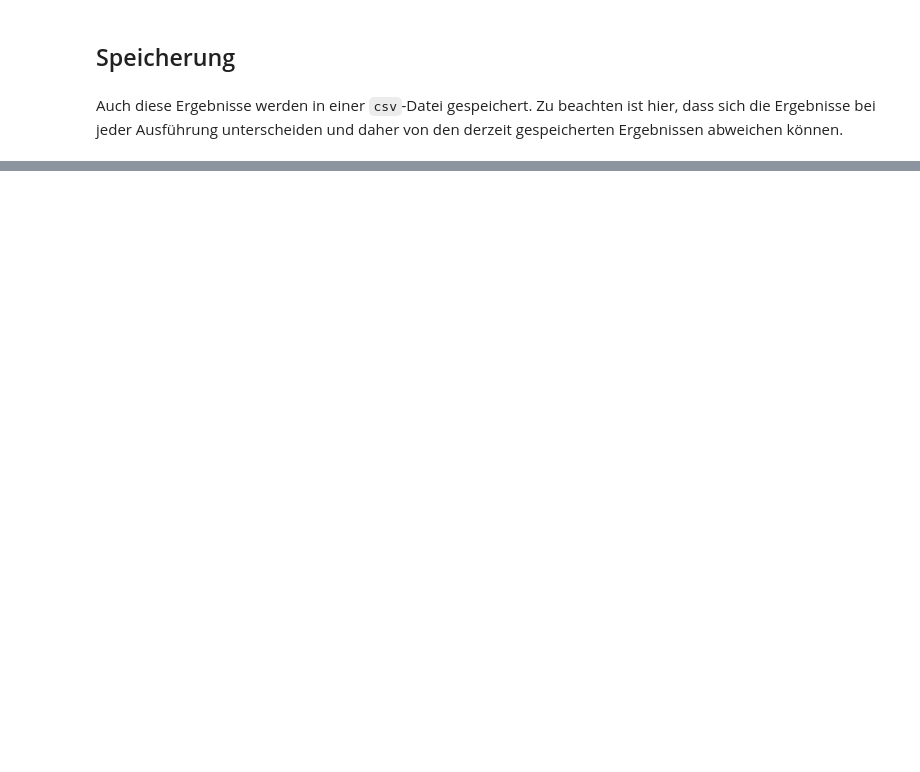
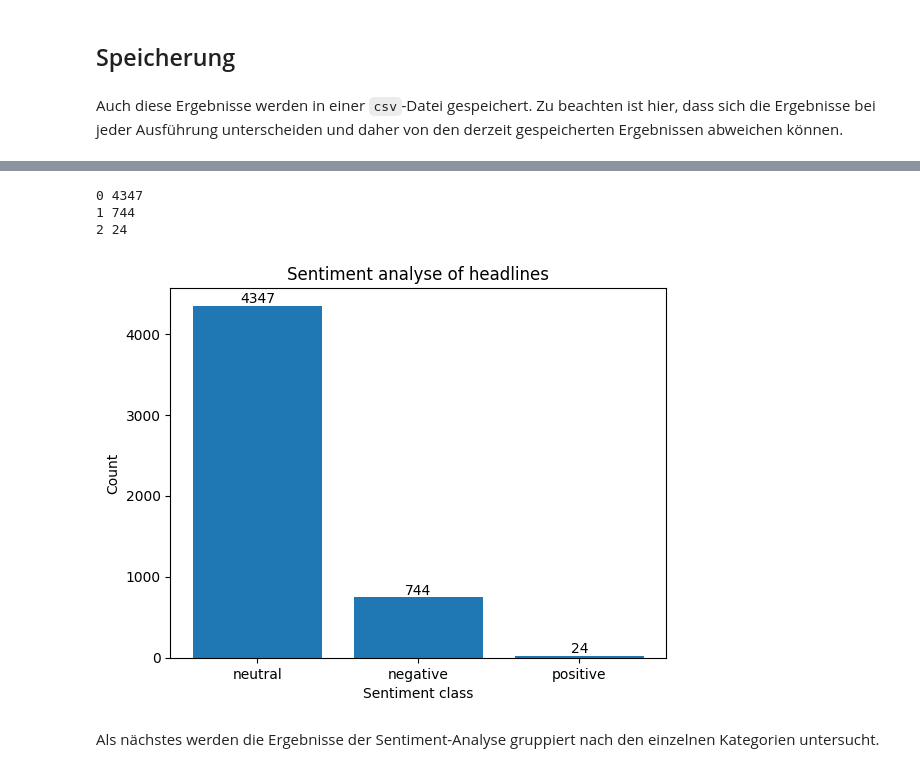
Before and after one commit to okaihe/SS2024-ASUD-Textanalyse, a Jupyter notebook: 1-2-Datenanalyse.ipynb, the cells around one changed output, grey strips where cells are left out. Cells and saved outputs as stored; diff of their text form; code cells hidden in the pictures; blank space fills up the shorter version.

```diff
--- a/1-2-Datenanalyse.ipynb
+++ b/1-2-Datenanalyse.ipynb
@@ -172,0 +213,9 @@ topic_result.to_csv('2-3-topcis.csv', sep=',', encoding='utf-8', index=False)
+# %%
+create_sentiment_result_plot(articles, "sentiment_text")
+# %% [output]
+0 4347
+1 744
+2 24
+[figure, added]
+# %% [markdown]
+Als nächstes werden die Ergebnisse der Sentiment-Analyse gruppiert nach den einzelnen Kategorien untersucht.
```
Also changed, not shown: parts of 13 cells of this notebook, 1 other file.
